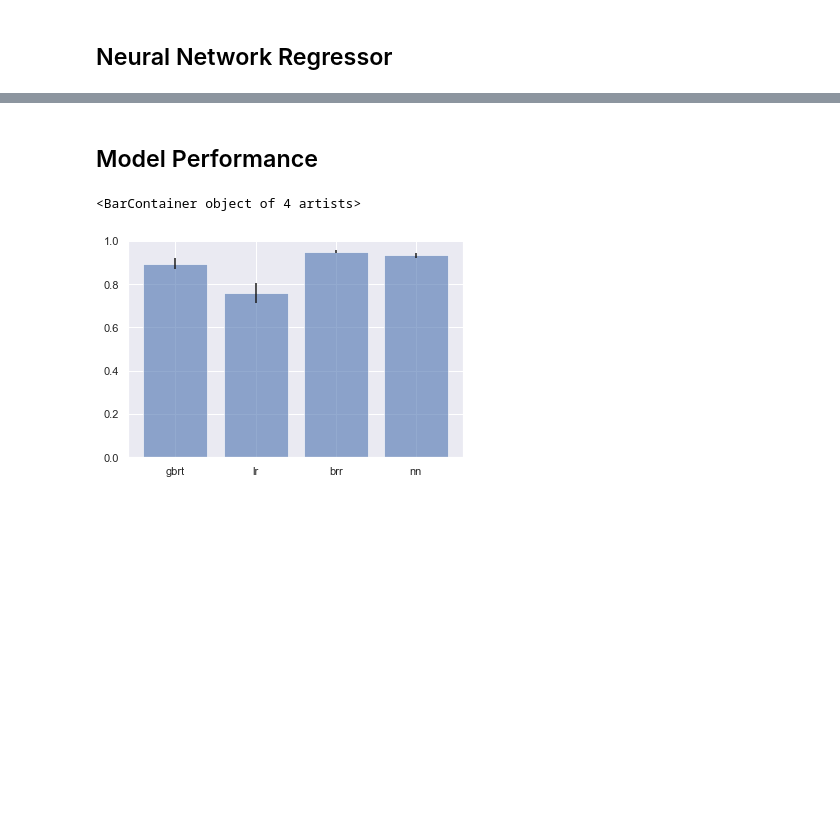
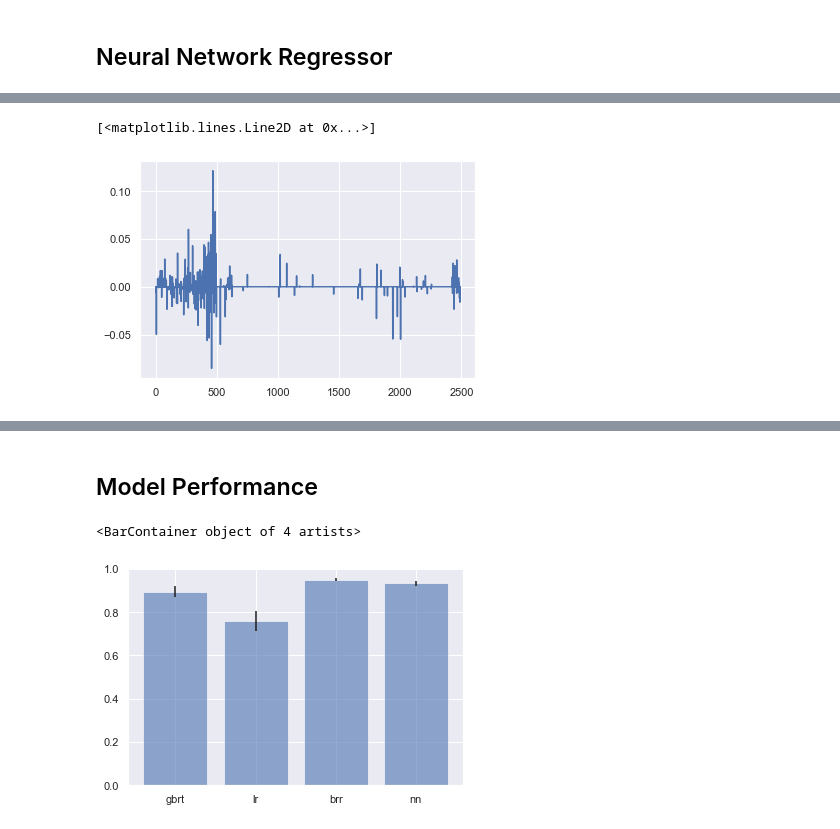
Before and after one commit to hayitsian/Gene-Editing-Guide-LM, a Jupyter notebook: Model.ipynb, the cells around one changed output, grey strips where cells are left out. Cells and saved outputs as stored; diff of their text form; code cells hidden in the pictures; blank space fills up the shorter version.

```diff
--- a/Model.ipynb
+++ b/Model.ipynb
@@ -275,0 +414,6 @@ nn_cvssc = cross_validate_regression(est, df, x_feat, y_feat, 10)
+# %%
+# Exploring features reduced to 0
+plt.plot(las.coef_)
+# %% [output]
+[<matplotlib.lines.Line2D at 0x...>]
+[figure, added]
```
Also changed, not shown: parts of 34 cells of this notebook.
